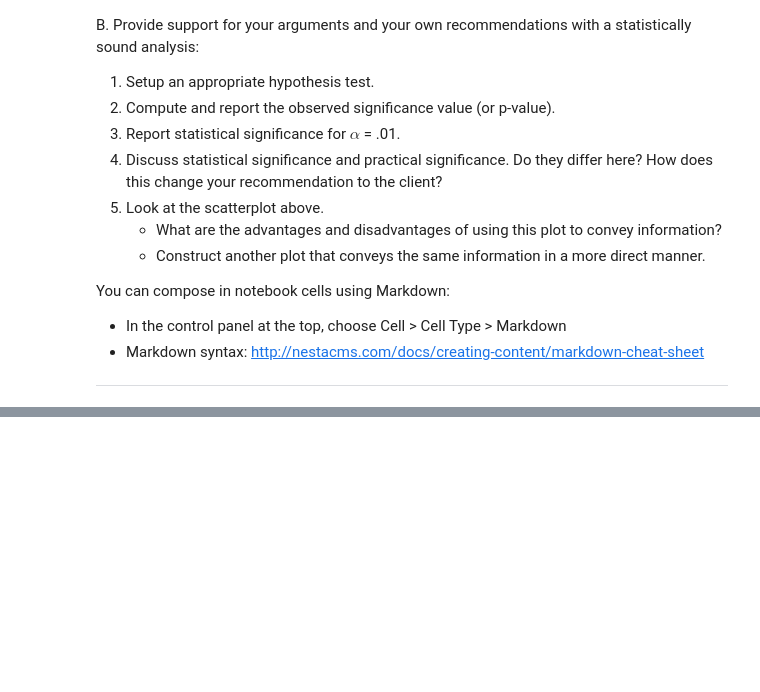
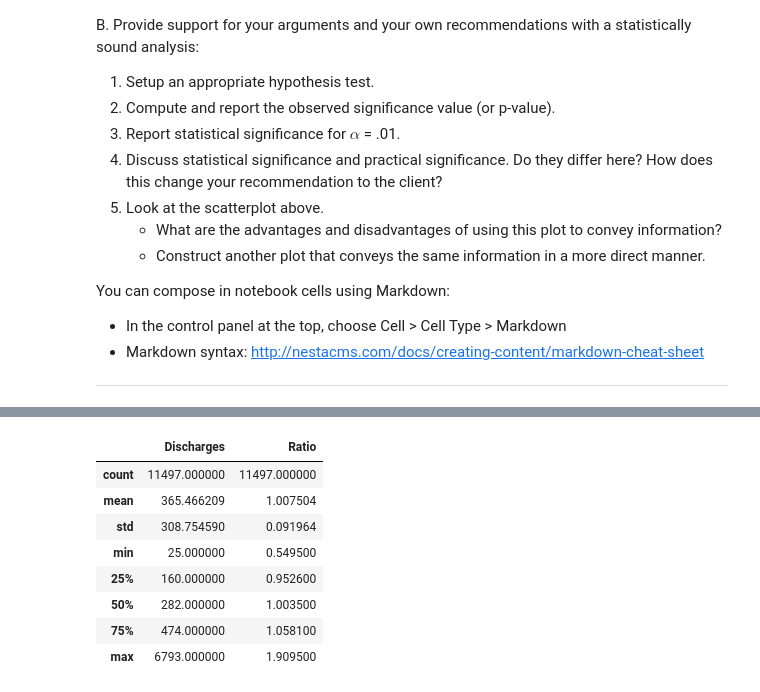
Before and after one commit to b-gibbs/data_science, a Jupyter notebook: Statistical Inference/Ex 3 Hospital Readmissions/sliderule_dsi_inferential_statistics_exercise_3.ipynb, the cells around one changed output, grey strips where cells are left out. Cells and saved outputs as stored; diff of their text form; code cells hidden in the pictures; blank space fills up the shorter version.

```diff
--- a/Statistical Inference/Ex 3 Hospital Readmissions/sliderule_dsi_inferential_statistics_exercise_3.ipynb
+++ b/Statistical Inference/Ex 3 Hospital Readmissions/sliderule_dsi_inferential_statistics_exercise_3.ipynb
@@ -106,0 +148,12 @@ You can compose in notebook cells using Markdown:
+# %%
+df.describe()
+# %% [output]
+|  | Discharges | Ratio |
+| count | 11497.000000 | 11497.000000 |
+| mean | 365.466209 | 1.007504 |
+| std | 308.754590 | 0.091964 |
+| min | 25.000000 | 0.549500 |
+| 25% | 160.000000 | 0.952600 |
+| 50% | 282.000000 | 1.003500 |
+| 75% | 474.000000 | 1.058100 |
+| max | 6793.000000 | 1.909500 |
```
Also changed, not shown: parts of 13 cells of this notebook.
